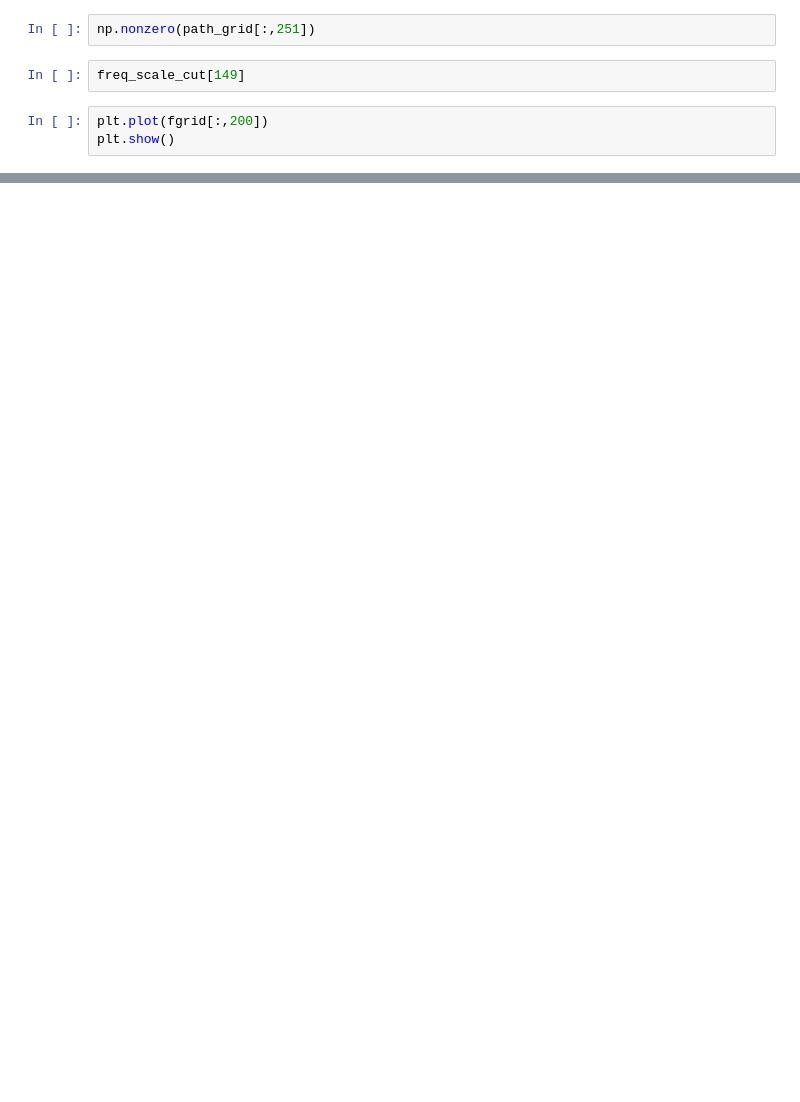
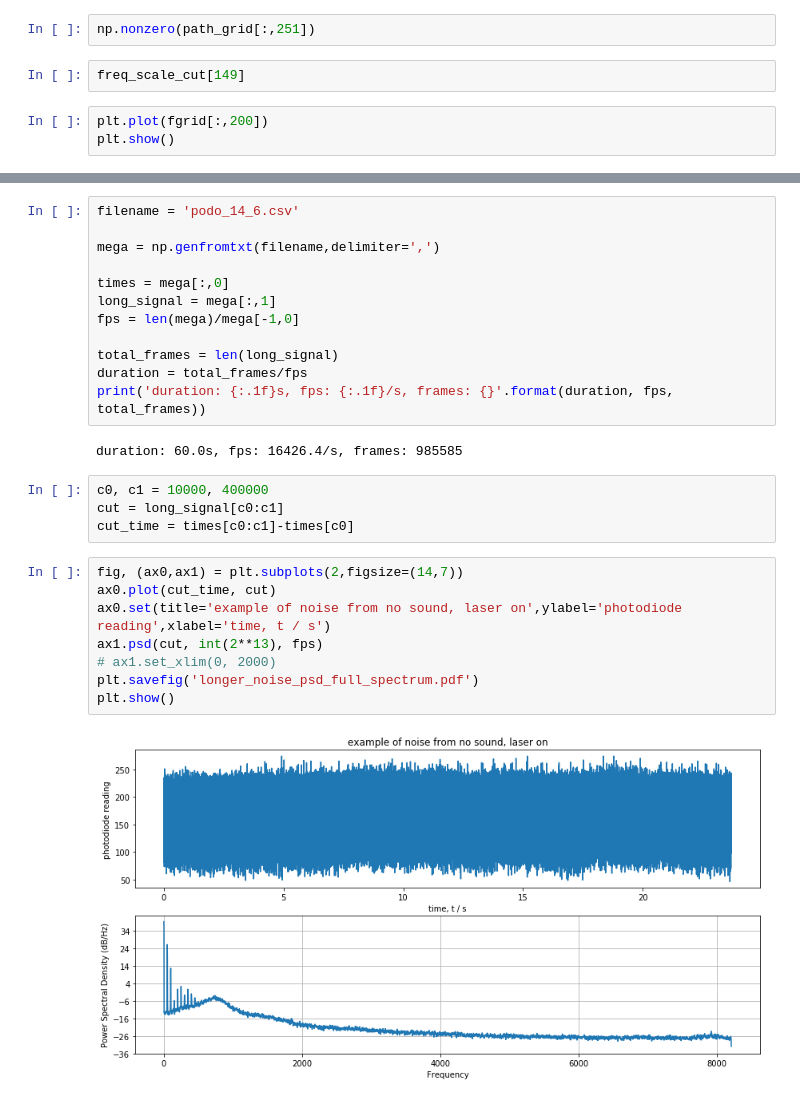
Before and after one commit to daccordeon/gravexplain, a Jupyter notebook: experiment_photodiode.ipynb, the cells around one changed output, grey strips where cells are left out. Saved outputs shown, nothing was run; the diff lists cells and outputs as text; blank space fills up the shorter version.

```diff
--- a/experiment_photodiode.ipynb
+++ b/experiment_photodiode.ipynb
@@ -571,3 +622,31 @@ plt.ylabel('signal frequency, f / Hz')
 plt.xlabel('long time duration, t / s')
 plt.savefig('expt_viterbi_path_{}.pdf'.format(filetag),bbox_inches='tight')
 plt.clf()
+# %%
+filename = 'podo_14_6.csv'
+
+mega = np.genfromtxt(filename,delimiter=',')
+
+times = mega[:,0]
+long_signal = mega[:,1]
+fps = len(mega)/mega[-1,0]
+
+total_frames = len(long_signal)
+duration = total_frames/fps
+print('duration: {:.1f}s, fps: {:.1f}/s, frames: {}'.format(duration, fps, total_frames))
+# %% [output]
+duration: 60.0s, fps: 16426.4/s, frames: 985585
+# %%
+c0, c1 = 10000, 400000
+cut = long_signal[c0:c1]
+cut_time = times[c0:c1]-times[c0]
+# %%
+fig, (ax0,ax1) = plt.subplots(2,figsize=(14,7))
+ax0.plot(cut_time, cut)
+ax0.set(title='example of noise from no sound, laser on',ylabel='photodiode reading',xlabel='time, t / s')
+ax1.psd(cut, int(2**13), fps)
+# ax1.set_xlim(0, 2000)
+plt.savefig('longer_noise_psd_full_spectrum.pdf')
+plt.show()
+# %% [output]
+[figure, added]
```
Also changed, not shown: parts of 15 cells of this notebook, 33 other files.
